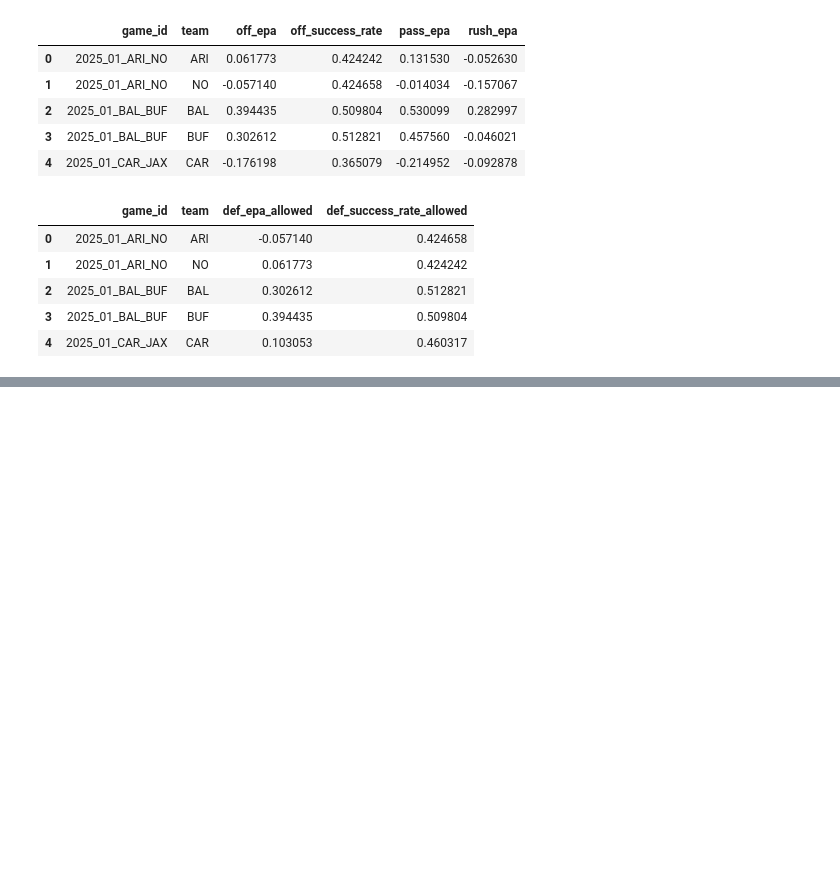
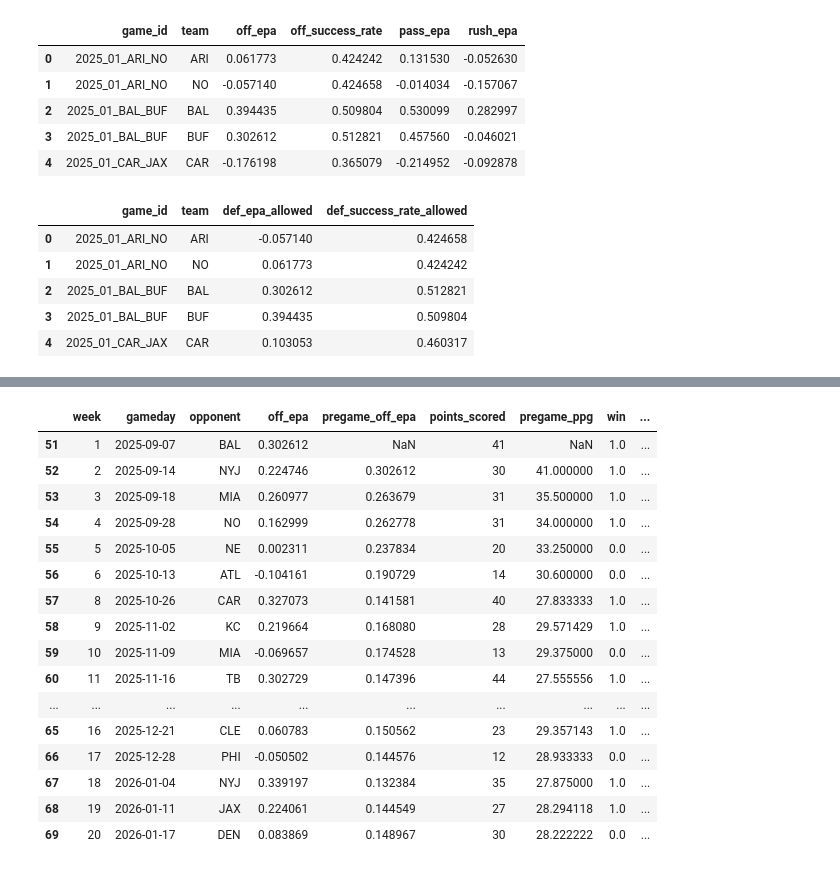
Before and after one commit to swcrockett/nfl-win-probability-model, a Jupyter notebook: notebooks/02_feature_engineering.ipynb, the cells around one changed output, grey strips where cells are left out. Saved outputs shown, nothing was run; the diff lists cells and outputs as text; code cells hidden in the pictures; blank space fills up the shorter version.

```diff
--- a/notebooks/02_feature_engineering.ipynb
+++ b/notebooks/02_feature_engineering.ipynb
@@ -189,0 +188,55 @@ team_games_df.loc[
+# %%
+team_games_df = (
+    team_games_df
+    .sort_values(['team', 'gameday', 'game_id'])
+    .reset_index(drop=True)
+)
+# %%
+pregame_feature_map = {
+    'off_epa': 'pregame_off_epa',
+    'off_success_rate': 'pregame_off_success_rate',
+    'pass_epa': 'pregame_pass_epa',
+    'rush_epa': 'pregame_rush_epa',
+    'def_epa_allowed': 'pregame_def_epa_allowed',
+    'def_success_rate_allowed': 'pregame_def_success_rate_allowed',
+    'points_scored': 'pregame_ppg',
+    'points_allowed': 'pregame_ppg_allowed',
+    'win': 'pregame_win_pct',
+}
+# %%
+for raw_column, pregame_column in pregame_feature_map.items():
+    team_games_df[pregame_column] = (
+        team_games_df
+        .groupby(['season', 'team'], sort=False)[raw_column]
+        .transform(lambda x: x.shift(1).expanding(min_periods=1).mean())
+    )
+# %%
+team_games_df['prior_games'] = (
+    team_games_df
+    .groupby(['season', 'team'], sort=False)
+    .cumcount()
+)
+# %%
+team_games_df.loc[
+    (team_games_df['season'].eq(SEASON))
+    & (team_games_df['team'].eq('BUF')),
+    ['week', 'gameday', 'opponent', 'off_epa', 'pregame_off_epa', 'points_scored', 'pregame_ppg', 'win', 'pregame_win_pct','prior_games']
+]
+# %% [output]
+|  | week | gameday | opponent | off_epa | pregame_off_epa | points_scored | pregame_ppg | win | ... |
+| 51 | 1 | 2025-09-07 | BAL | 0.302612 | NaN | 41 | NaN | 1.0 | ... |
+| 52 | 2 | 2025-09-14 | NYJ | 0.224746 | 0.302612 | 30 | 41.000000 | 1.0 | ... |
+| 53 | 3 | 2025-09-18 | MIA | 0.260977 | 0.263679 | 31 | 35.500000 | 1.0 | ... |
+| 54 | 4 | 2025-09-28 | NO | 0.162999 | 0.262778 | 31 | 34.000000 | 1.0 | ... |
+| 55 | 5 | 2025-10-05 | NE | 0.002311 | 0.237834 | 20 | 33.250000 | 0.0 | ... |
+| 56 | 6 | 2025-10-13 | ATL | -0.104161 | 0.190729 | 14 | 30.600000 | 0.0 | ... |
+| 57 | 8 | 2025-10-26 | CAR | 0.327073 | 0.141581 | 40 | 27.833333 | 1.0 | ... |
+| 58 | 9 | 2025-11-02 | KC | 0.219664 | 0.168080 | 28 | 29.571429 | 1.0 | ... |
+| 59 | 10 | 2025-11-09 | MIA | -0.069657 | 0.174528 | 13 | 29.375000 | 0.0 | ... |
+| 60 | 11 | 2025-11-16 | TB | 0.302729 | 0.147396 | 44 | 27.555556 | 1.0 | ... |
+| ... | ... | ... | ... | ... | ... | ... | ... | ... | ... |
+| 65 | 16 | 2025-12-21 | CLE | 0.060783 | 0.150562 | 23 | 29.357143 | 1.0 | ... |
+| 66 | 17 | 2025-12-28 | PHI | -0.050502 | 0.144576 | 12 | 28.933333 | 0.0 | ... |
+| 67 | 18 | 2026-01-04 | NYJ | 0.339197 | 0.132384 | 35 | 27.875000 | 1.0 | ... |
+| 68 | 19 | 2026-01-11 | JAX | 0.224061 | 0.144549 | 27 | 28.294118 | 1.0 | ... |
+| 69 | 20 | 2026-01-17 | DEN | 0.083869 | 0.148967 | 30 | 28.222222 | 0.0 | ... |
```
Also changed, not shown: parts of 15 cells of this notebook.
